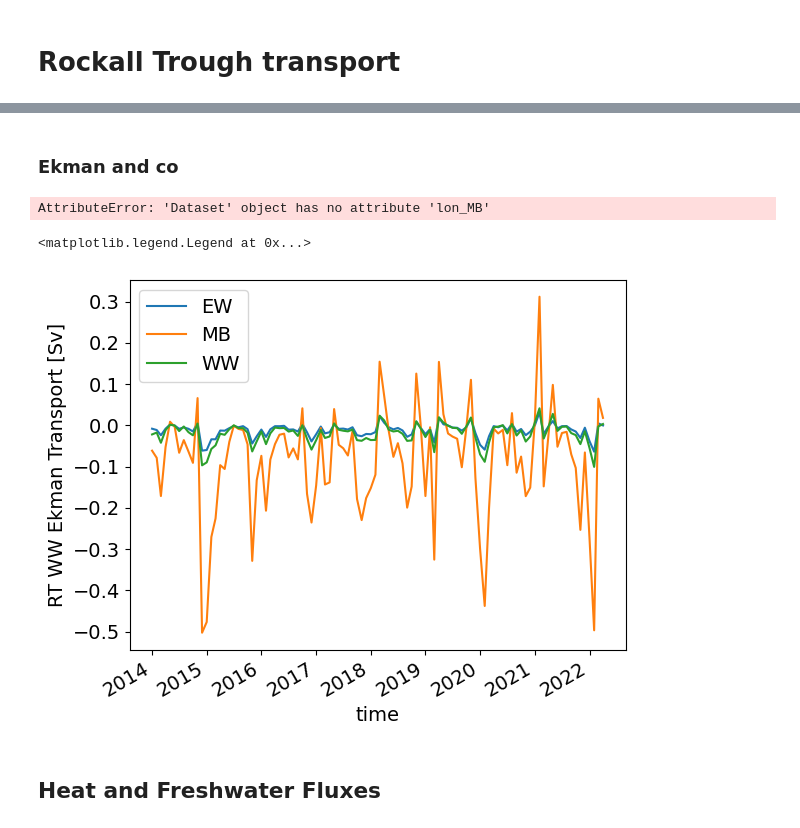
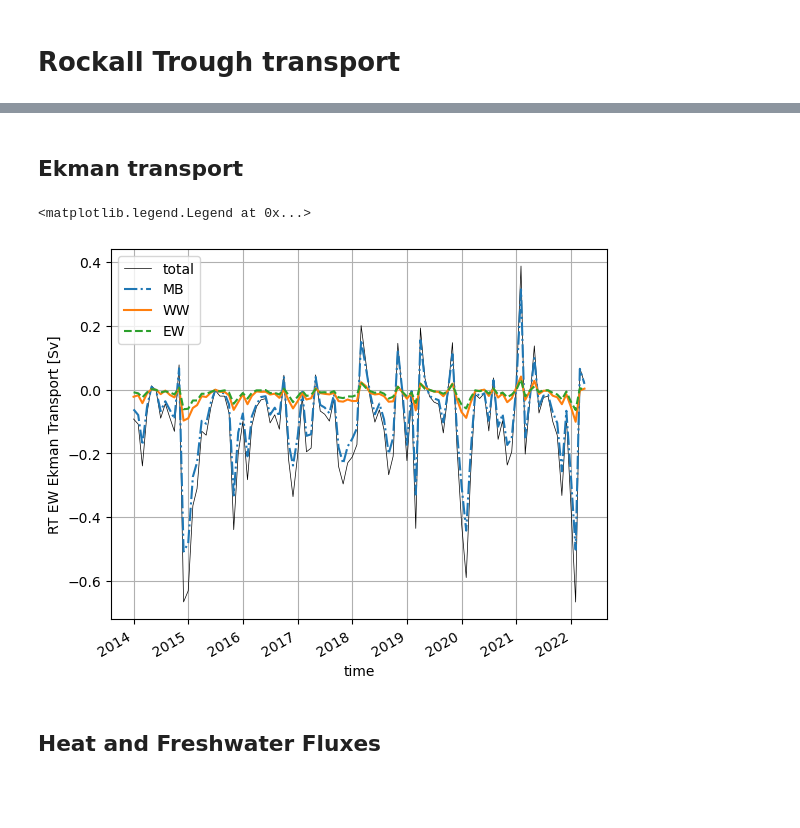
Before and after one commit to ScotMarPhys/Rockall_Trough_Transports, a Jupyter notebook: notebooks/1.0_Rockall_Trough_transports.ipynb, the cells around one changed output, grey strips where cells are left out. Drawn from its saved outputs; the diff is of its cells as text; code cells hidden in the pictures; blank space fills up the shorter version.

```diff
--- a/notebooks/1.0_Rockall_Trough_transports.ipynb
+++ b/notebooks/1.0_Rockall_Trough_transports.ipynb
@@ -568,9 +202,6 @@ x_WW = np.linspace(0,(NX_WW-1)*dx_WW,NX_WW).squeeze()
 x_EW = np.linspace(0,(NX_EW-1)*dx_EW,NX_EW).squeeze()
 # %%
 # Get dz (top/bottom cells are ~10m thick, cells are ~20m thick elsewhere)
-# dz = np.abs(np.diff(np.concatenate((np.expand_dims(ds_RT.depth[0].values,axis=0),
-#           ((ds_RT.depth[:-1].values + ds_RT.depth[1:].values)/2).squeeze(),
-#           np.expand_dims(ds_RT.depth[-1].values,axis=0)))))
-dz = get_dz(ds_RT.depth)
+dz = rtf.get_dz(ds_RT.depth)
 ds_RT['dz']=xr.DataArray(dz,dims='depth')
 # %%
@@ -603,12 +212,0 @@ RT_TG_MB = RT_TG_MB.interp(lon_MB=lon_MB)
-# %%
-# Calculate baroclinic streamfunction
-SF_MB = xr.apply_ufunc(
-        gsw.geo_strf_dyn_height,
-        RT_SG_MB,RT_TG_MB,RT_TG_MB.PRES,P_ref,
-        kwargs={'axis':2},
-        input_core_dims=[['lon_MB', 'TIME', 'depth'],['lon_MB', 'TIME', 'depth'],['depth'],[]],
-        output_core_dims=[['lon_MB', 'TIME', 'depth']],
-        dask = 'parallelized')
-
-# Calculate geostrophic transport (Sv) in each cell as function of (z,t)
-q_RTMB = dz*(SF_MB.diff('lon_MB')/f);
@@ -617,9 +212,0 @@ q_RTMB['lon_MB']=((SF_MB.lon_MB[:-1].values+SF_MB.lon_MB[1:].values)/2)
-# %%
-ds_q_RTMB = xr.merge([q_RTMB.rename('q'),
-                      RT_TG_MB.rename('CT').drop('lat_MB').interp(lon_MB=q_RTMB.lon_MB),
-                      RT_SG_MB.rename('SA').drop('lat_MB').interp(lon_MB=q_RTMB.lon_MB)])
-dx_MB = get_dx(ds_q_RTMB.lon_MB,ds_q_RTMB.lat_MB,dim='lon_MB')
-ds_q_RTMB.coords['dx']=dx_MB
-x_MB = np.linspace(0,(NX_MB-1)*ds_q_RTMB.dx,NX_MB).squeeze()
-ds_q_RTMB.coords['dz'] = dz
-ds_q_RTMB
@@ -884,9 +487,8 @@ Data variables:
 # %% [markdown]
-### Ekman and co
+## Ekman transport
 # %%
-# Ekman transport
-ds_ERA_MB = ds_ERA5[['metss','mntss']].interp(longitude=ds_q_RTMB.lon_MB, latitude=ds_q_RTMB.lat_MB).drop(['longitude','latitude'])
-ds_ERA_MB.coords['lon_MB']=ds_q_RTMB.lon_MB
+ds_ERA_MB = ds_ERA5[['metss','mntss']].interp(longitude=lon_MB, latitude=lat_MB).drop(['longitude','latitude'])
+ds_ERA_MB.coords['lon_MB']=lon_MB
 ds_ERA_WW = ds_ERA5[['metss','mntss']].interp(longitude=lon_WW, latitude=lat_WW).drop(['longitude','latitude'])
 ds_ERA_WW.coords['lon_WW']=lon_WW
 ds_ERA_EW = ds_ERA5[['metss','mntss']].interp(longitude=lon_EW, latitude= lat_EW).drop(['longitude','latitude'])
@@ -940,17 +542,16 @@ Q_Ek_EW.attrs['Description']= 'Ekman Transport at eastern wedge of Rockall Troug
 RT_Q_Ek = xr.merge([Q_Ek_WW.rename(Q_Ek_WW.attrs['name']),
                 Q_Ek_MB.rename(Q_Ek_MB.attrs['name']),
                 Q_Ek_EW.rename(Q_Ek_EW.attrs['name'])])
-RT_Q_Ek
-# %% [output]
-AttributeError: 'Dataset' object has no attribute 'lon_MB'
 # %%
-RT_Q_Ek.Q_Ek_EW.plot(label='EW')
-RT_Q_Ek.Q_Ek_MB.plot(label='MB')
-RT_Q_Ek.Q_Ek_WW.plot(label='WW')
+(RT_Q_Ek.Q_Ek_WW+RT_Q_Ek.Q_Ek_MB+RT_Q_Ek.Q_Ek_EW).plot(lw=.5,color='k',label='total')
+RT_Q_Ek.Q_Ek_MB.plot.line(ls='-.',label='MB')
+RT_Q_Ek.Q_Ek_WW.plot.line(ls='-',label='WW')
+RT_Q_Ek.Q_Ek_EW.plot.line(ls='--',label='EW')
+plt.grid()
 plt.legend()
 # %% [output]
 <matplotlib.legend.Legend at 0x...>
-[figure, old version]
+[figure, new version]
 # %% [markdown]
 ## Heat and Freshwater Fluxes
 # %%
```
Also changed, not shown: parts of 83 cells of this notebook.
